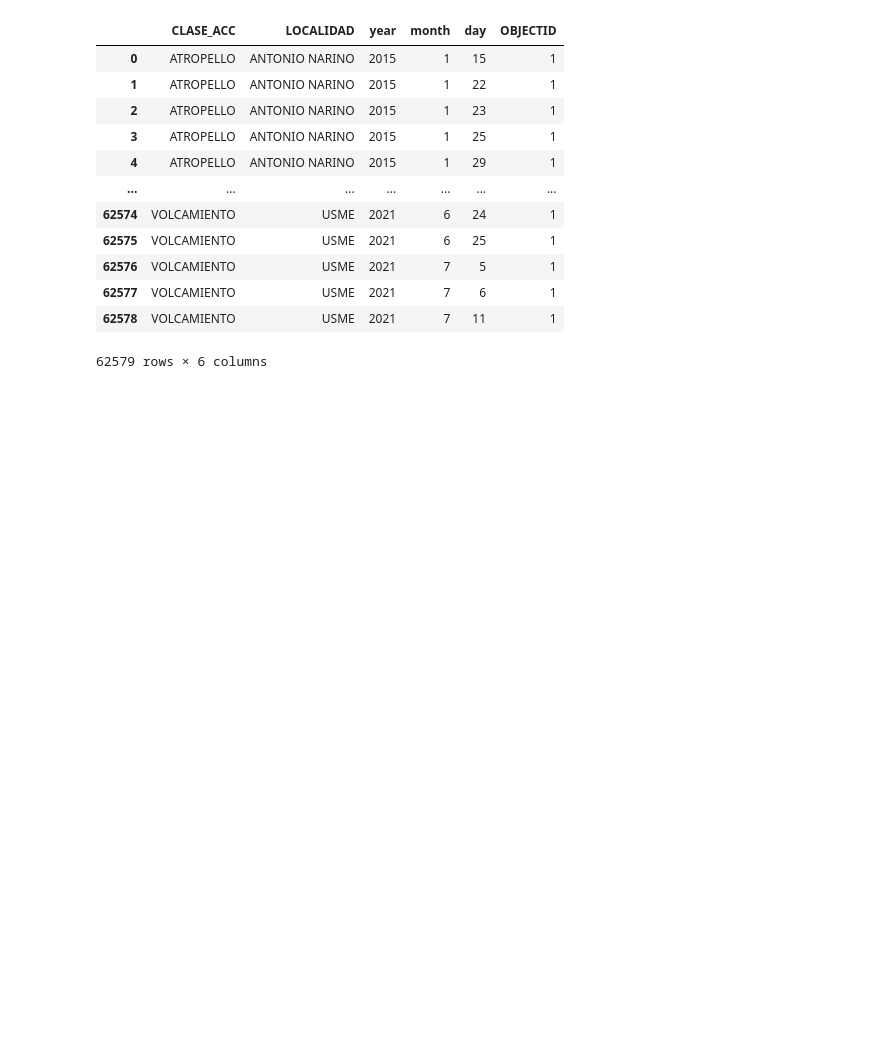
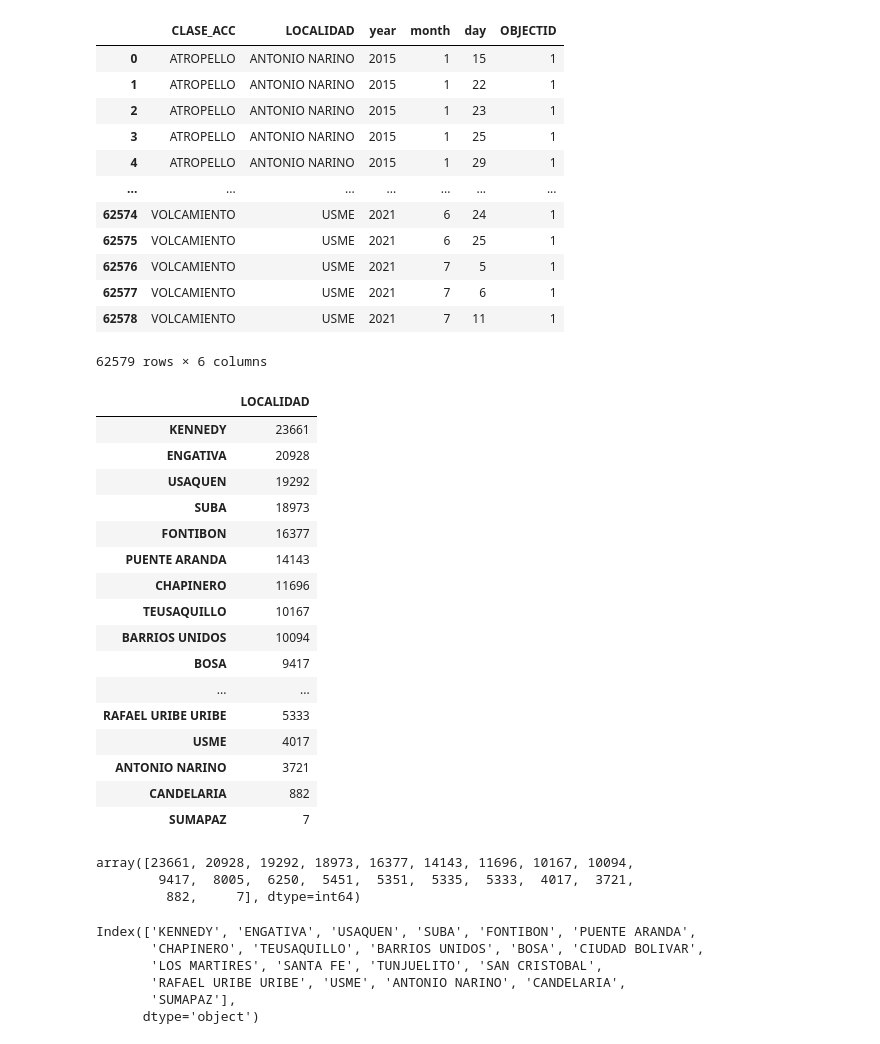
Before and after one commit to karinstefa/visual-analytics, a Jupyter notebook: Laboratorio-1/exploracion-datos.ipynb, the cells around one changed output. Saved outputs shown, nothing was run; the diff lists cells and outputs as text; code cells hidden in the pictures; blank space fills up the shorter version.

```diff
--- a/Laboratorio-1/exploracion-datos.ipynb
+++ b/Laboratorio-1/exploracion-datos.ipynb
@@ -141,3 +176,40 @@ df.groupby(['CLASE_ACC','LOCALIDAD','year','month','day']).OBJECTID.count().rese
 | 62577 | VOLCAMIENTO | USME | 2021 | 7 | 6 | 1 |
 | 62578 | VOLCAMIENTO | USME | 2021 | 7 | 11 | 1 |
 62579 rows × 6 columns
+# %%
+marrimeko=df.LOCALIDAD.value_counts().to_frame()
+marrimeko
+# %% [output]
+|  | LOCALIDAD |
+| KENNEDY | 23661 |
+| ENGATIVA | 20928 |
+| USAQUEN | 19292 |
+| SUBA | 18973 |
+| FONTIBON | 16377 |
+| PUENTE ARANDA | 14143 |
+| CHAPINERO | 11696 |
+| TEUSAQUILLO | 10167 |
+| BARRIOS UNIDOS | 10094 |
+| BOSA | 9417 |
+| ... | ... |
+| RAFAEL URIBE URIBE | 5333 |
+| USME | 4017 |
+| ANTONIO NARINO | 3721 |
+| CANDELARIA | 882 |
+| SUMAPAZ | 7 |
+# %%
+marrimeko['LOCALIDAD'].values
+# %% [output]
+array([23661, 20928, 19292, 18973, 16377, 14143, 11696, 10167, 10094,
+        9417,  8005,  6250,  5451,  5351,  5335,  5333,  4017,  3721,
+         882,     7], dtype=int64)
+# %%
+label=marrimeko.index
+label
+# %% [output]
+Index(['KENNEDY', 'ENGATIVA', 'USAQUEN', 'SUBA', 'FONTIBON', 'PUENTE ARANDA',
+       'CHAPINERO', 'TEUSAQUILLO', 'BARRIOS UNIDOS', 'BOSA', 'CIUDAD BOLIVAR',
+       'LOS MARTIRES', 'SANTA FE', 'TUNJUELITO', 'SAN CRISTOBAL',
+       'RAFAEL URIBE URIBE', 'USME', 'ANTONIO NARINO', 'CANDELARIA',
+       'SUMAPAZ'],
+      dtype='object')
```
Also changed, not shown: parts of 3 cells of this notebook.
